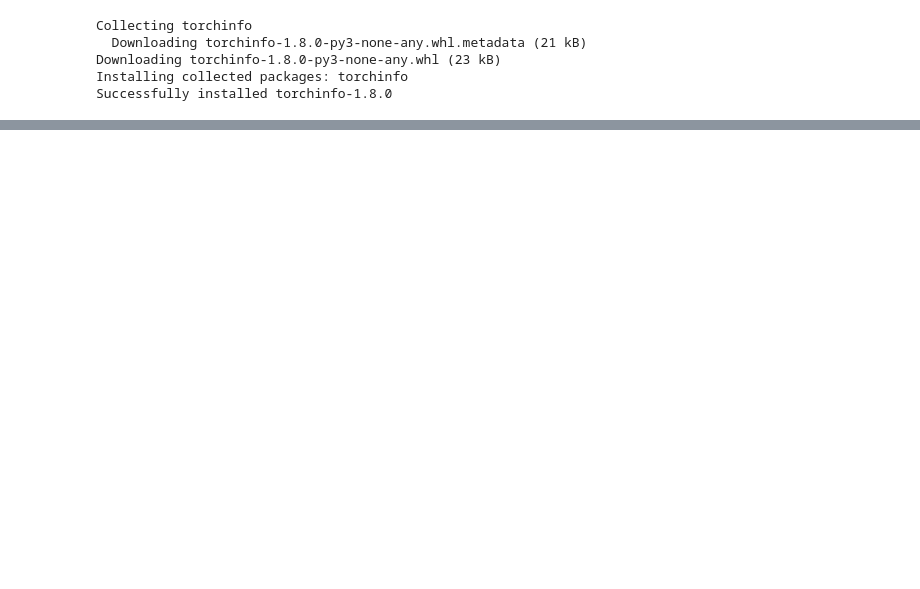
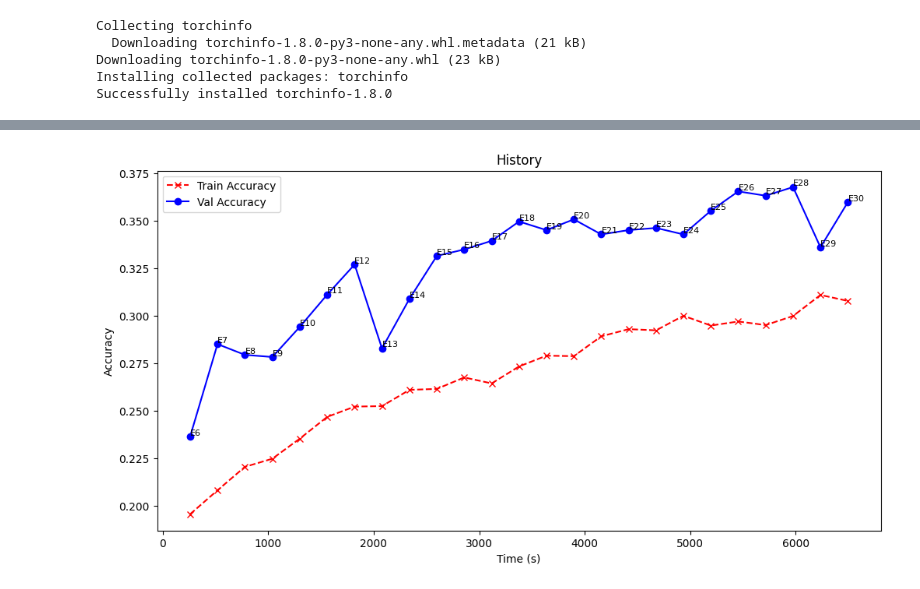
Before and after one commit to Heng1222/Ohsumed_classification, a Jupyter notebook: Model/task1_pytorch_framework.ipynb, the cells around one changed output, grey strips where cells are left out. Drawn from its saved outputs; the diff is of its cells as text; code cells hidden in the pictures; blank space fills up the shorter version.

```diff
--- a/Model/task1_pytorch_framework.ipynb
+++ b/Model/task1_pytorch_framework.ipynb
@@ -292,0 +234,31 @@ Epoch 6 Training Loss: 2.7209 Validation Loss: 2.5889
+# %%
+import pandas as pd
+import matplotlib.pyplot as plt
+from huggingface_hub import hf_hub_download
+
+repo_id = "Alyssalai/RoBERTa_Final_Project"
+
+try:
+    # 從 Hub 下載歷史紀錄
+    log_path = hf_hub_download(repo_id=repo_id, filename="training_history.csv")
+    df = pd.read_csv(log_path)
+
+    # 繪圖
+    plt.figure(figsize=(12, 6))
+    plt.plot(df['cumulative_time_sec'], df['train_acc'], 'r--x', label='Train Accuracy')
+    plt.plot(df['cumulative_time_sec'], df['val_acc'], 'b-o', label='Val Accuracy')
+
+    # 標註 Epoch
+    for i, row in df.iterrows():
+        plt.text(row['cumulative_time_sec'], row['val_acc'], f"E{int(row['epoch'])}",
+                 fontsize=8, verticalalignment='bottom')
+
+    plt.title(f'History')
+    plt.xlabel('Time (s)')
+    plt.ylabel('Accuracy')
+    plt.legend()
+    plt.show()
+except Exception as e:
+    print(f"讀取失敗：{e}")
+# %% [output]
+[figure, added]
```
Also changed, not shown: parts of 3 cells of this notebook.
